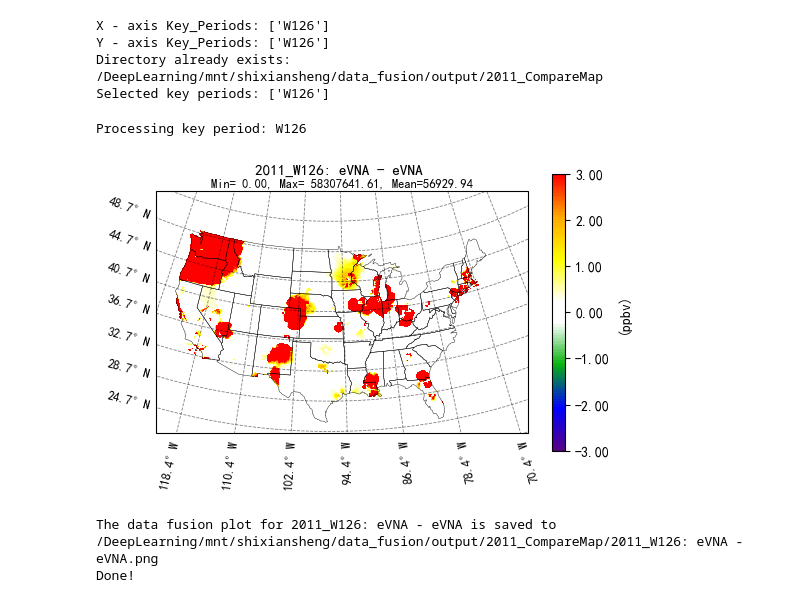
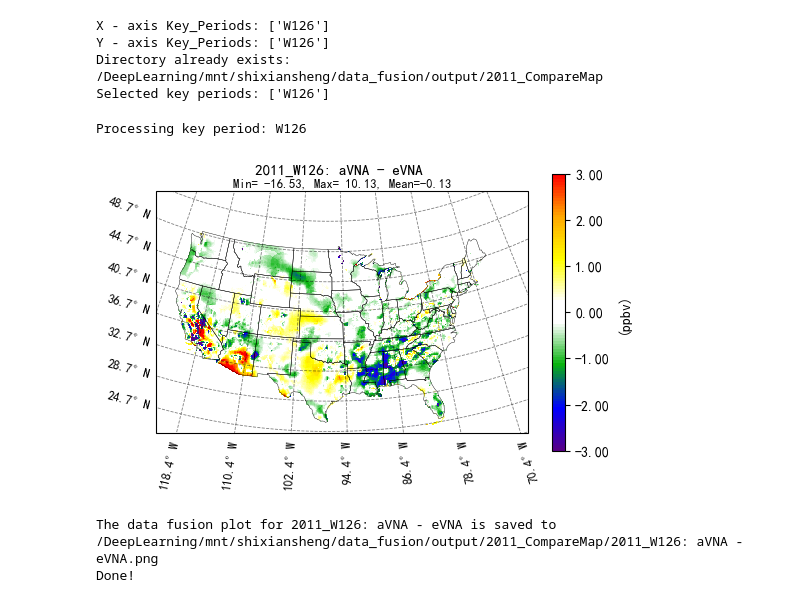
Before and after one commit to YuanTouMaoDie/O3MAT, a Jupyter notebook: Map_Diff.ipynb, the cells around one changed output. Drawn from its saved outputs; the diff is of its cells as text; code cells hidden in the pictures.

```diff
--- a/Map_Diff.ipynb
+++ b/Map_Diff.ipynb
@@ -210,8 +210,8 @@ def plot_us_map(
 
 if __name__ == "__main__":
     # 输入文件
-    fusion_output_file_y = r"/DeepLearning/mnt/shixiansheng/data_fusion/output/W126/2011_W126_ST.csv"
-    fusion_output_file_x = r"/DeepLearning/mnt/shixiansheng/data_fusion/output/W126/2011_W126_ST_Limit.csv"
+    fusion_output_file_y = r"/DeepLearning/mnt/shixiansheng/data_fusion/output/W126/2011_W126_ST_AtF_True.csv"
+    fusion_output_file_x = r"/DeepLearning/mnt/shixiansheng/data_fusion/output/W126/2011_W126_ST_AtF_True.csv"
     # fusion_output_file_y = r"/DeepLearning/mnt/shixiansheng/data_fusion/output/2011_Data_WithoutCV/2010_W126_ST.csv"
     # fusion_output_file_x = r"/DeepLearning/mnt/shixiansheng/data_fusion/output/2011_Data_WithoutCV/2011_Data_WithoutCV_Exsame_Metrics.csv"
 
@@ -220,7 +220,7 @@ if __name__ == "__main__":
 
     variables = ['model','vna_ozone', 'evna_ozone', 'avna_ozone', 'ds_ozone','harvard_ml']
     comparisons = list(itertools.combinations(variables, 2))
-    comparisons = [('evna_ozone','evna_ozone')]
+    comparisons = [('evna_ozone','avna_ozone')]
 
 
     # 为每个对比设置独立的绘图参数（统一设置）
@@ -239,33 +239,33 @@ if __name__ == "__main__":
                 "value_range": (-3, 3),
                 "colorbar_ticks_num": None,
                 "colorbar_ticks_value_format": ".2f",
                 "value_format": ".2f"
             },
             'title_fontsize': 11,
             'xy_title_fontsize': 9,
             'show_dependenct_colorbar': True,
             'show_domain_mean': True
         }
     }
 
     # 指定画图的指标
     selected_periods = ['DJF','MAM','JJA','SON','Apr-Sep','Annual','top-10','W126']
 
     plot_us_map(
         fusion_output_file_x,
         fusion_output_file_y,
         model_file,
         comparisons=comparisons,
         variable_settings=variable_settings,
         selected_periods=selected_periods
     )
     print("Done!")
 # %% [output]
 X - axis Key_Periods: ['W126']
 Y - axis Key_Periods: ['W126']
 Directory already exists: /DeepLearning/mnt/shixiansheng/data_fusion/output/2011_CompareMap
 Selected key periods: ['W126']
 Processing key period: W126
-[figure, old version]
+[figure, new version]
-The data fusion plot for 2011_W126: eVNA - eVNA is saved to /DeepLearning/mnt/shixiansheng/data_fusion/output/2011_CompareMap/2011_W126: eVNA - eVNA.png
+The data fusion plot for 2011_W126: aVNA - eVNA is saved to /DeepLearning/mnt/shixiansheng/data_fusion/output/2011_CompareMap/2011_W126: aVNA - eVNA.png
 Done!
```
Also changed, not shown: 18 other files.
